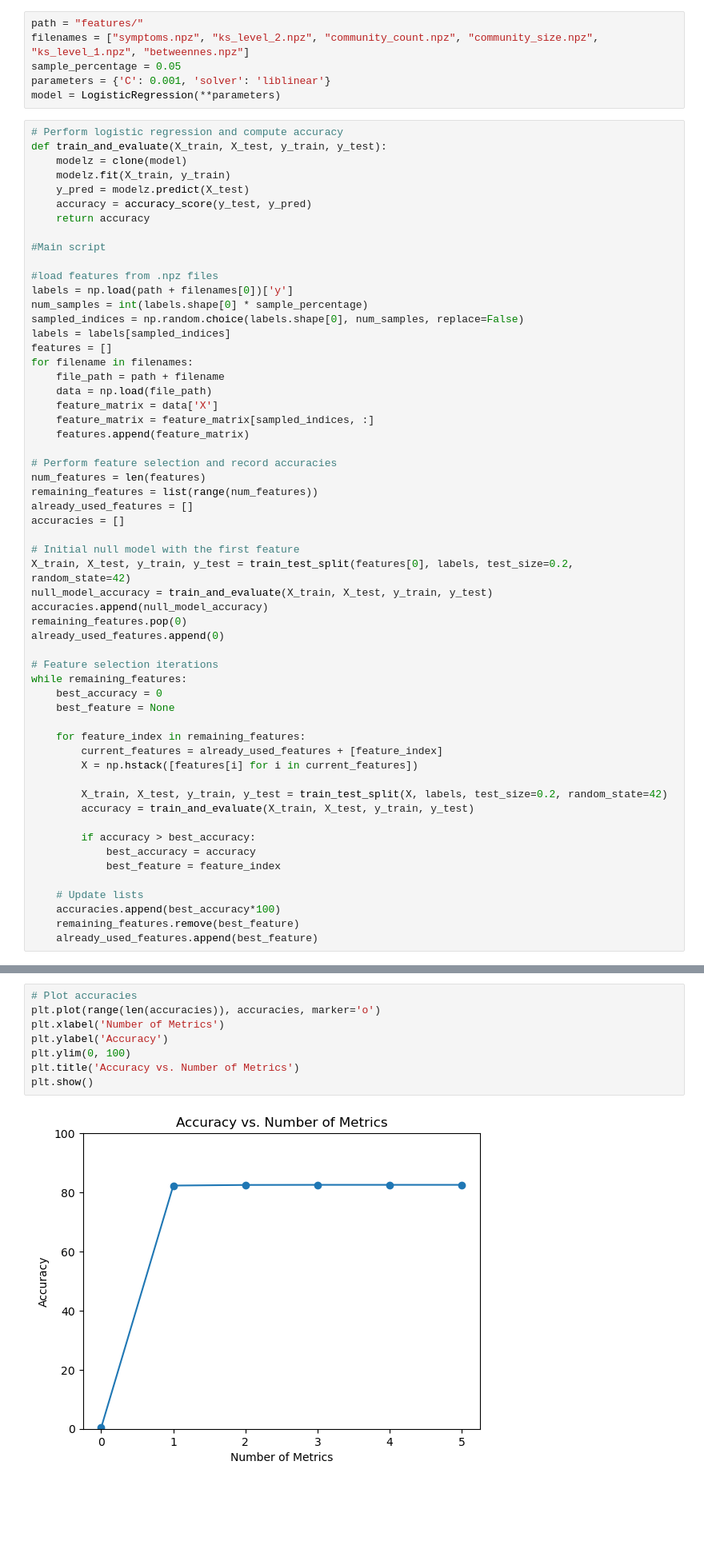
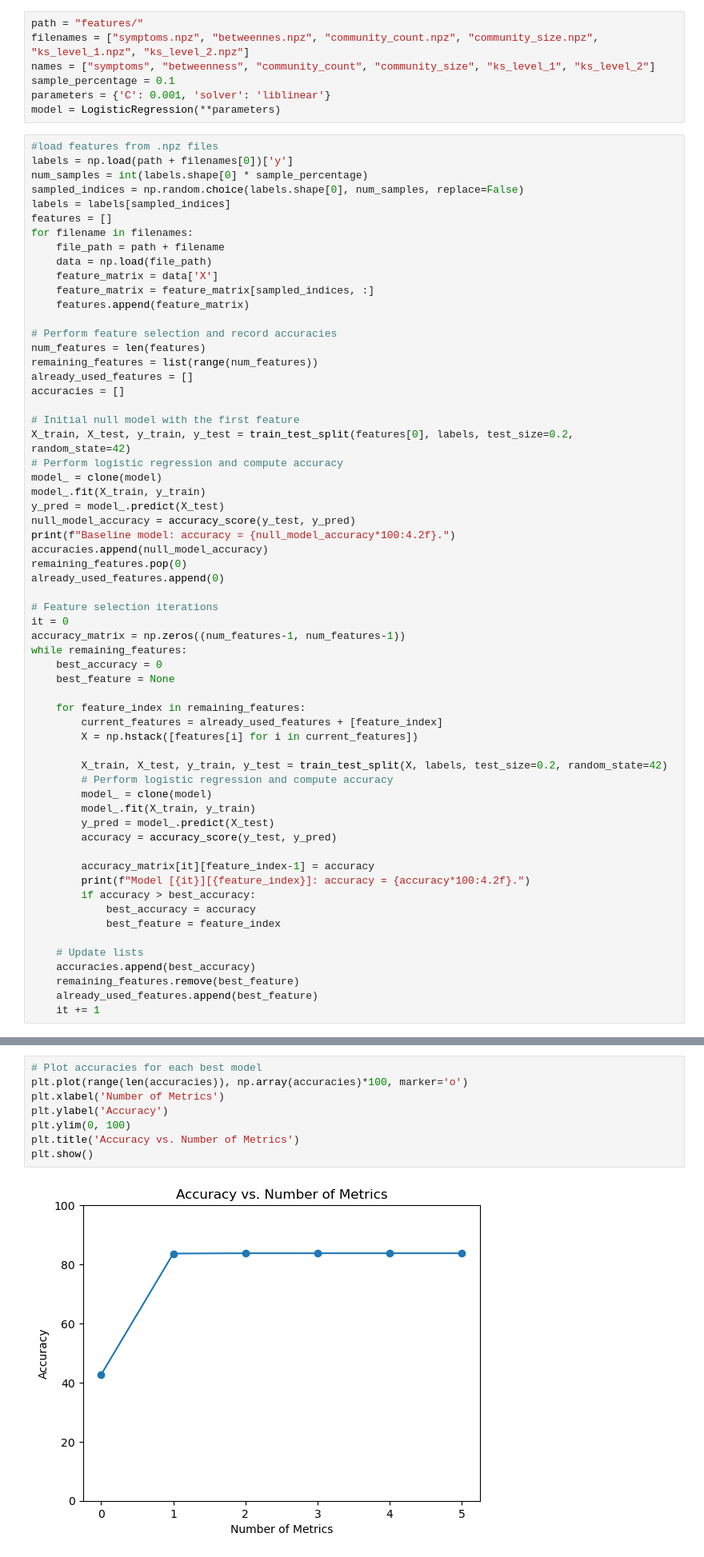
Before and after one commit to DavideLigari/disease-prediction, a Jupyter notebook: code/prediction_model/feature_selection.ipynb, the cells around one changed output, grey strips where cells are left out. Shown at 80% size. Cells and saved outputs as stored; diff of their text form; blank space fills up the shorter version.

Commit message:
feature selection update of graphical output

```diff
--- a/code/prediction_model/feature_selection.ipynb
+++ b/code/prediction_model/feature_selection.ipynb
@@ -11,21 +11,12 @@ import matplotlib.pyplot as plt
 from sklearn.base import clone
 # %%
 path = "features/"
-filenames = ["symptoms.npz", "ks_level_2.npz", "community_count.npz", "community_size.npz", "ks_level_1.npz", "betweennes.npz"]
-sample_percentage = 0.05
+filenames = ["symptoms.npz", "betweennes.npz", "community_count.npz", "community_size.npz", "ks_level_1.npz", "ks_level_2.npz"]
+names = ["symptoms", "betweenness", "community_count", "community_size", "ks_level_1", "ks_level_2"]
+sample_percentage = 0.1
 parameters = {'C': 0.001, 'solver': 'liblinear'}
 model = LogisticRegression(**parameters)
 # %%
-# Perform logistic regression and compute accuracy
-def train_and_evaluate(X_train, X_test, y_train, y_test):
-    modelz = clone(model)
-    modelz.fit(X_train, y_train)
-    y_pred = modelz.predict(X_test)
-    accuracy = accuracy_score(y_test, y_pred)
-    return accuracy
-
-#Main script
-
 #load features from .npz files
 labels = np.load(path + filenames[0])['y']
 num_samples = int(labels.shape[0] * sample_percentage)
@@ -47,12 +38,19 @@ accuracies = []
 
 # Initial null model with the first feature
 X_train, X_test, y_train, y_test = train_test_split(features[0], labels, test_size=0.2, random_state=42)
-null_model_accuracy = train_and_evaluate(X_train, X_test, y_train, y_test)
+# Perform logistic regression and compute accuracy
+model_ = clone(model)
+model_.fit(X_train, y_train)
+y_pred = model_.predict(X_test)
+null_model_accuracy = accuracy_score(y_test, y_pred)
+print(f"Baseline model: accuracy = {null_model_accuracy*100:4.2f}.")
 accuracies.append(null_model_accuracy)
 remaining_features.pop(0)
 already_used_features.append(0)
 
 # Feature selection iterations
+it = 0
+accuracy_matrix = np.zeros((num_features-1, num_features-1))
 while remaining_features:
     best_accuracy = 0
     best_feature = None
@@ -62,13 +60,20 @@ while remaining_features:
         X = np.hstack([features[i] for i in current_features])
 
         X_train, X_test, y_train, y_test = train_test_split(X, labels, test_size=0.2, random_state=42)
-        accuracy = train_and_evaluate(X_train, X_test, y_train, y_test)
+        # Perform logistic regression and compute accuracy
+        model_ = clone(model)
+        model_.fit(X_train, y_train)
+        y_pred = model_.predict(X_test)
+        accuracy = accuracy_score(y_test, y_pred)
 
+        accuracy_matrix[it][feature_index-1] = accuracy
+        print(f"Model [{it}][{feature_index}]: accuracy = {accuracy*100:4.2f}.")
         if accuracy > best_accuracy:
             best_accuracy = accuracy
             best_feature = feature_index
 
     # Update lists
-    accuracies.append(best_accuracy*100)
+    accuracies.append(best_accuracy)
     remaining_features.remove(best_feature)
     already_used_features.append(best_feature)
+    it += 1
@@ -75,13 +122,13 @@ while remaining_features:
 # %%
-# Plot accuracies
-plt.plot(range(len(accuracies)), accuracies, marker='o')
+# Plot accuracies for each best model
+plt.plot(range(len(accuracies)), np.array(accuracies)*100, marker='o')
 plt.xlabel('Number of Metrics')
 plt.ylabel('Accuracy')
 plt.ylim(0, 100)
 plt.title('Accuracy vs. Number of Metrics')
 plt.show()
 # %% [output]
-[figure, old version]
+[figure, new version]
 # %%
 accuracies
 # %% [output]
```
Also changed, not shown: parts of 5 cells of this notebook.
